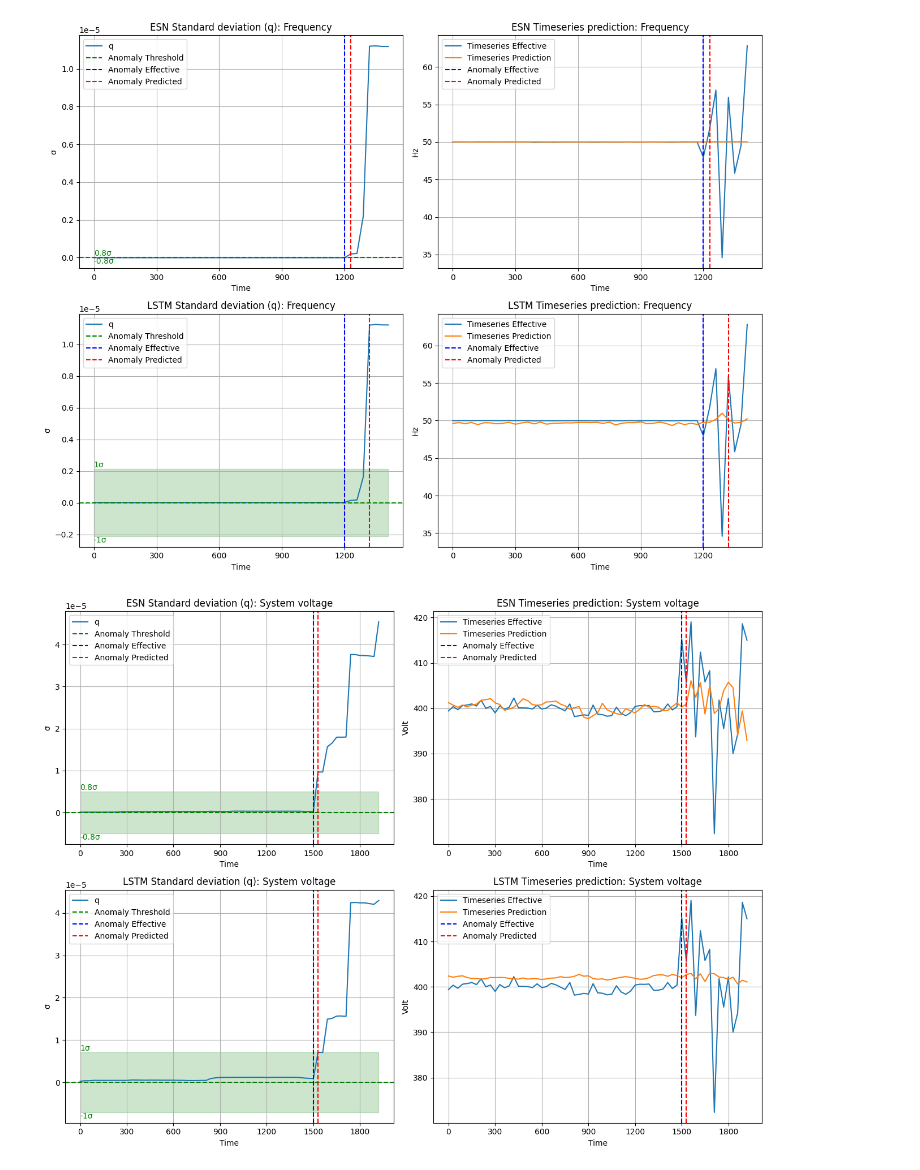
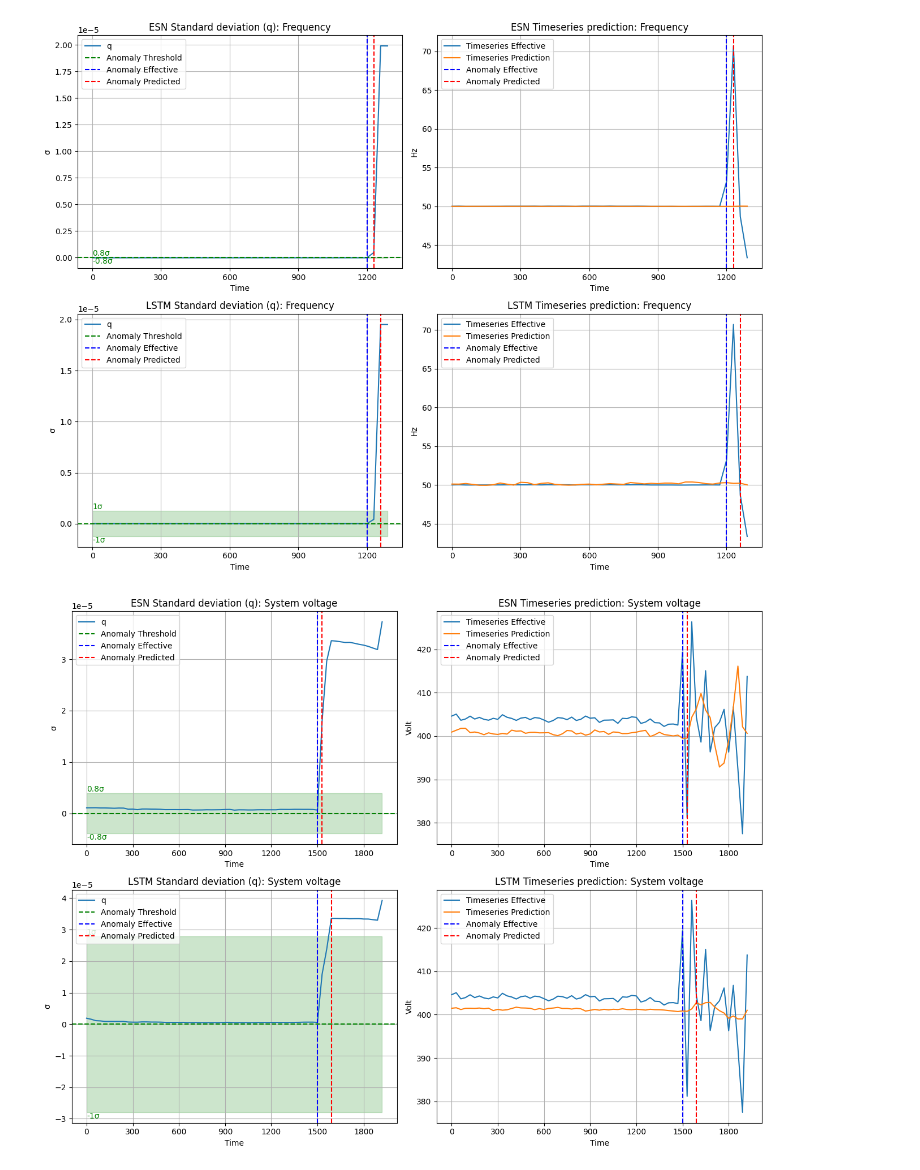
Before and after one commit to GeremiaPompei/energiai, a Jupyter notebook: notebook/plot_analysis.ipynb, the cells around one changed output. Saved outputs shown, nothing was run; the diff lists cells and outputs as text; code cells hidden in the pictures.

```diff
--- a/notebook/plot_analysis.ipynb
+++ b/notebook/plot_analysis.ipynb
@@ -53,24 +53,24 @@ create_subplots(
     feature=[('frequenza', 'Frequency', 'Hz')],
     models=origin_models,
     plotpath=f'plots/',
-    n_example=2,
+    n_example=10,
     zoom_left=40,
-    zoom_right=8,
+    zoom_right=4,
 )
 # %% [output]
-[figure, old version]
+[figure, new version]
 # %%
 create_subplots(
     ts_dataset,
     feature=[('tensione_di_sistema', 'System voltage', 'Volt')],
     models=origin_models,
     plotpath=f'plots/',
-    n_example=3,
+    n_example=12,
     zoom_left=50,
     zoom_right=15,
 )
 # %% [output]
-[figure, old version]
+[figure, new version]
 # %%
 create_subplots(
     ts_dataset,
```
Also changed, not shown: parts of 5 cells of this notebook, 1 other file.
